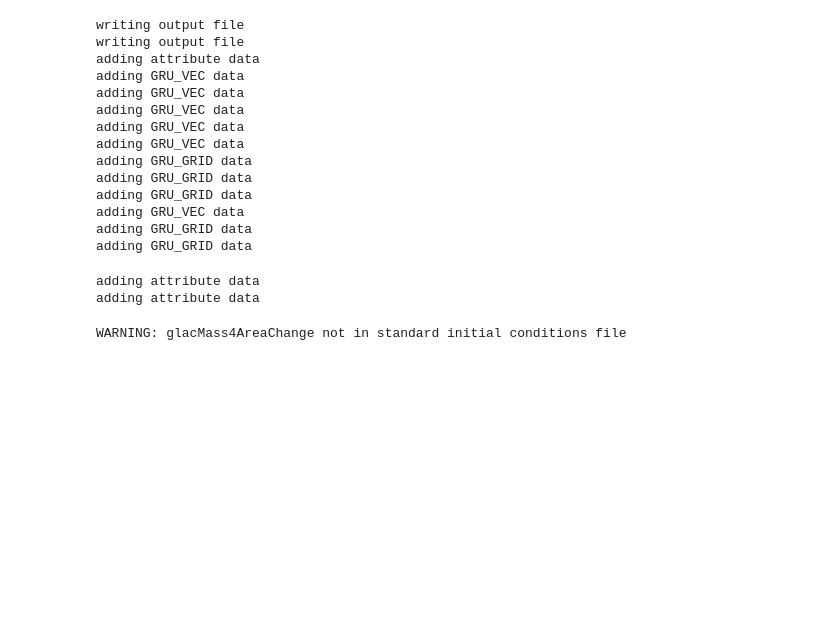
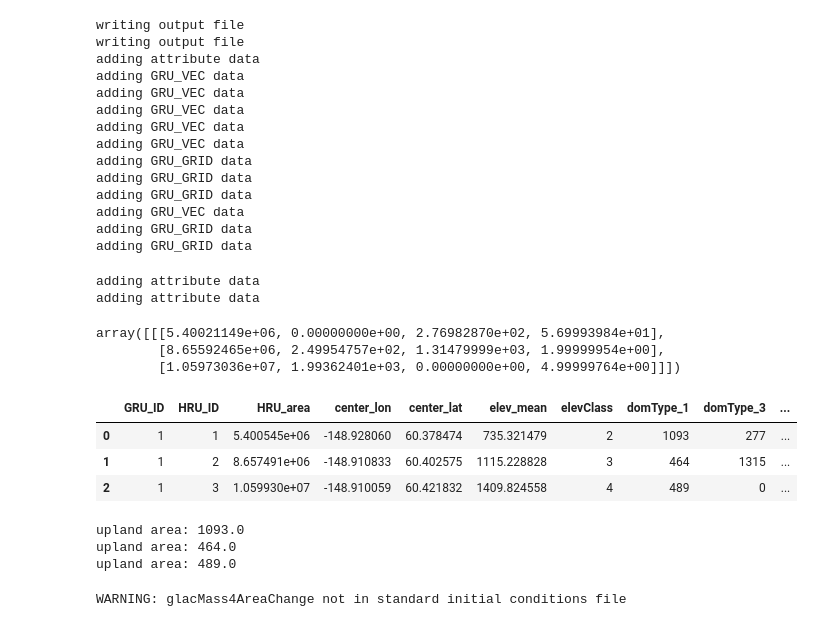
Before and after one commit to ashleymedin/CONFLUENCE, a Jupyter notebook: jupyter notebooks/4_data_preprocessing/4b_preProcessForcing_modelSpecific.ipynb, the cells around one changed output. Saved outputs shown, nothing was run; the diff lists cells and outputs as text; code cells hidden in the pictures; blank space fills up the shorter version.

Commit message:
fix hru domain area

```diff
--- a/jupyter notebooks/4_data_preprocessing/4b_preProcessForcing_modelSpecific.ipynb
+++ b/jupyter notebooks/4_data_preprocessing/4b_preProcessForcing_modelSpecific.ipynb
@@ -528,6 +528,19 @@ nSoil_wtld = 3 # if has wetland, will have this many soil layers
 lakeSed_layDepth = np.asarray([0.15, 0.45, 2.25])
 nToto_wtld = nLake_wtld + nSoil_wtld
 iLayerHeight_wtld = np.zeros((nOutPolygonsHRU,nToto_wtld+1), dtype='f8') # 1 wetland domain
+# %%
+DOMarea
+# %% [output]
+array([[[5.40021149e+06, 0.00000000e+00, 2.76982870e+02, 5.69993984e+01],
+        [8.65592465e+06, 2.49954757e+02, 1.31479999e+03, 1.99999954e+00],
+        [1.05973036e+07, 1.99362401e+03, 0.00000000e+00, 4.99999764e+00]]])
+# %%
+shp_area
+# %% [output]
+|  | GRU_ID | HRU_ID | HRU_area | center_lon | center_lat | elev_mean | elevClass | domType_1 | domType_3 | ... |
+| 0 | 1 | 1 | 5.400545e+06 | -148.928060 | 60.378474 | 735.321479 | 2 | 1093 | 277 | ... |
+| 1 | 1 | 2 | 8.657491e+06 | -148.910833 | 60.402575 | 1115.228828 | 3 | 464 | 1315 | ... |
+| 2 | 1 | 3 | 1.059930e+07 | -148.910059 | 60.421832 | 1409.824558 | 4 | 489 | 0 | ... |
 # %%
 # get hru data from intersections
 # domain order/type here is 1)upland, 2)glacier accumulation, 3)glacier ablation clean, 4)glacier ablation debris, 5)wetland 6)glacierets
@@ -559,6 +572,8 @@ for i, hru_id in enumerate(outPolyIDs):
             if valid:
                 DOMelev[0,i,ind] = shp_elev[column][shp_mask].values[0]
                 DOMarea[0,i,ind] = shp_area[f'domType_{domain_type}'][shp_mask_count].values[0]
+                if domain_type == 1:
+                    print(f"upland area: {DOMarea[0,i,ind]}")
                 domType[0,i,ind] = domain_type
                 ind += 1
             else:
@@ -588,9 +603,11 @@ for i, hru_id in enumerate(outPolyIDs):
                             DOMarea[0,i,ind] = 0
                             domType[0,i,ind] = domain_type
                             ind += 1
-             # multiply by area and divide count by number in all domains
+            ndom = max(ndom,ind)
+# multiply by area and divide count by number in all domains
+for i in range(nOutPolygonsHRU):
+    if np.sum(DOMarea[0,i,:]) > 0:
             DOMarea[0,i,:] = hru_area[i]*DOMarea[0,i,:]/np.sum(DOMarea[0,i,:])
-            ndom = max(ndom,ind)
 
 intersect_path = project_dir / 'shapefiles' / 'catchment_intersection' / 'with_debris_thickness'
 intersect_name = 'catchment_with_debris.shp'
@@ -643,6 +660,10 @@ intersect_name = 'catchment_with_wetland.shp'
 DOMarea = DOMarea[:,:,:ndom]
 DOMelev = DOMelev[:,:,:ndom]
 domType = domType[:,:,:ndom]
+# %% [output]
+upland area: 1093.0
+upland area: 464.0
+upland area: 489.0
 # %%
 # default values for initial conditions
 states = {
```
Also changed, not shown: 1 other file.
